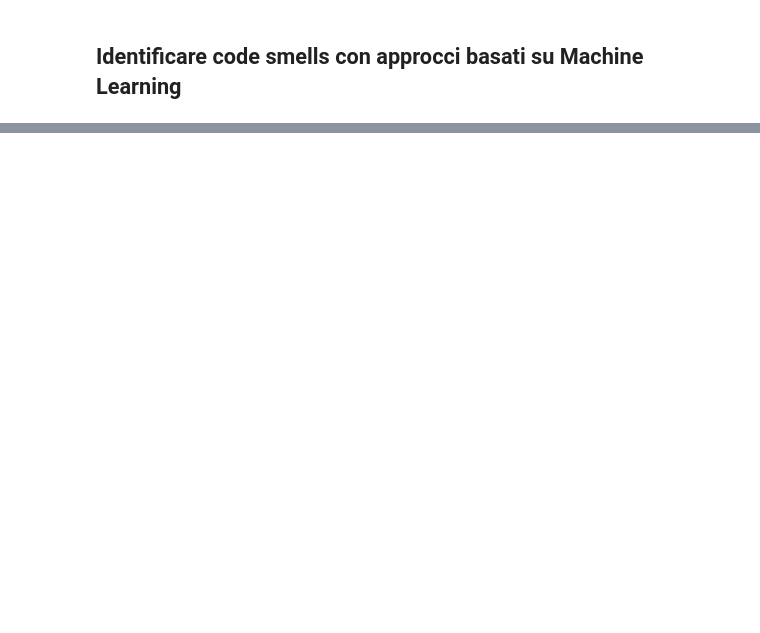
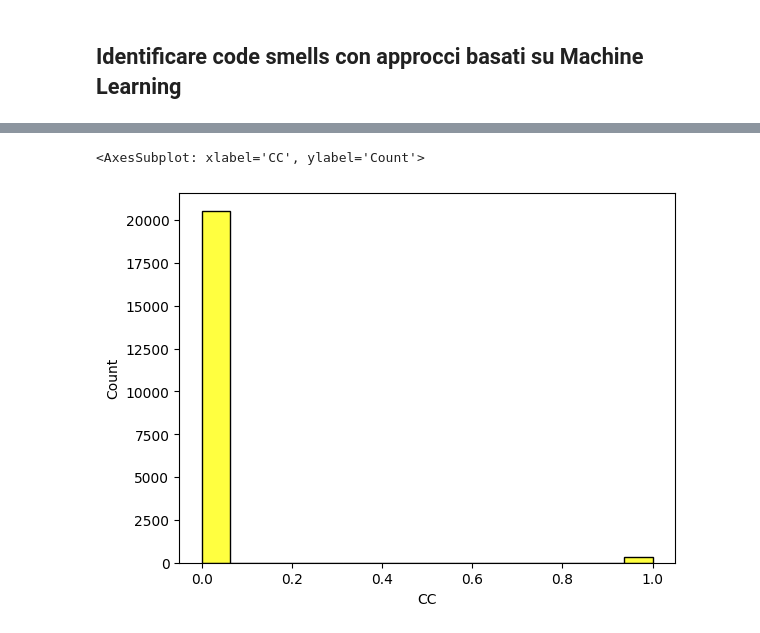
Before and after one commit to DarioDeMaio/Code_Smells_NLP, a Jupyter notebook: machine_learning_model.ipynb, the cells around one changed output, grey strips where cells are left out. Cells and saved outputs as stored; diff of their text form; code cells hidden in the pictures; blank space fills up the shorter version.

```diff
--- a/machine_learning_model.ipynb
+++ b/machine_learning_model.ipynb
@@ -61,0 +54,5 @@ result
+# %%
+sns.histplot(result['CC'], legend=True, color='yellow')
+# %% [output]
+<AxesSubplot: xlabel='CC', ylabel='Count'>
+[figure, added]
```
Also changed, not shown: parts of 37 cells of this notebook.
